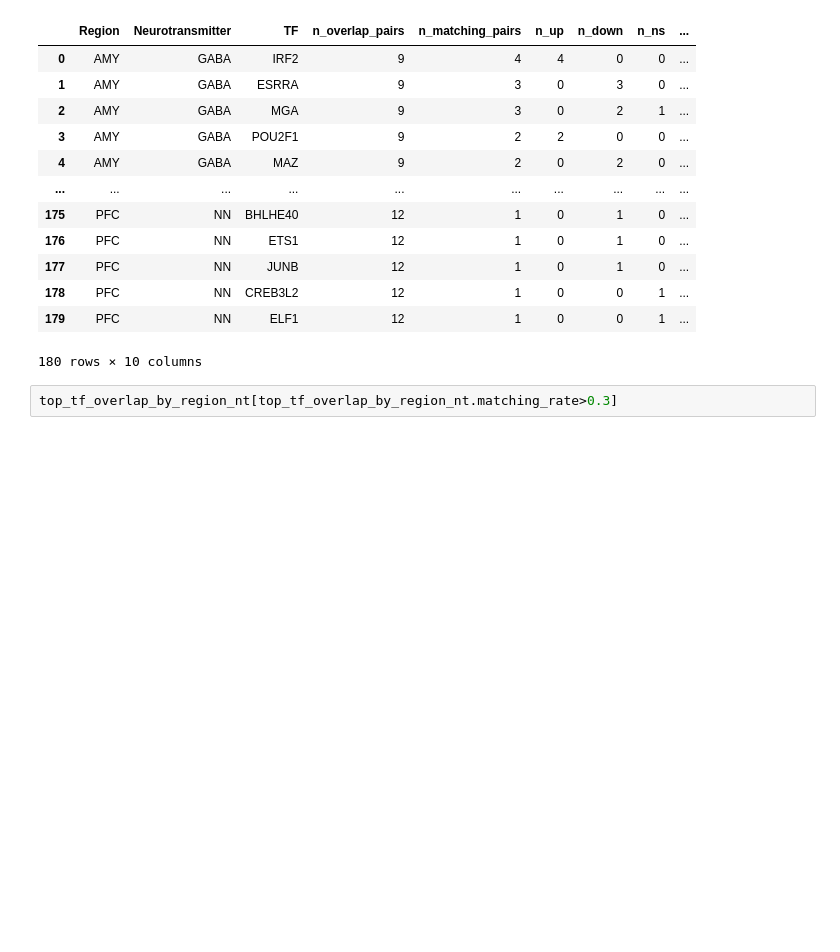
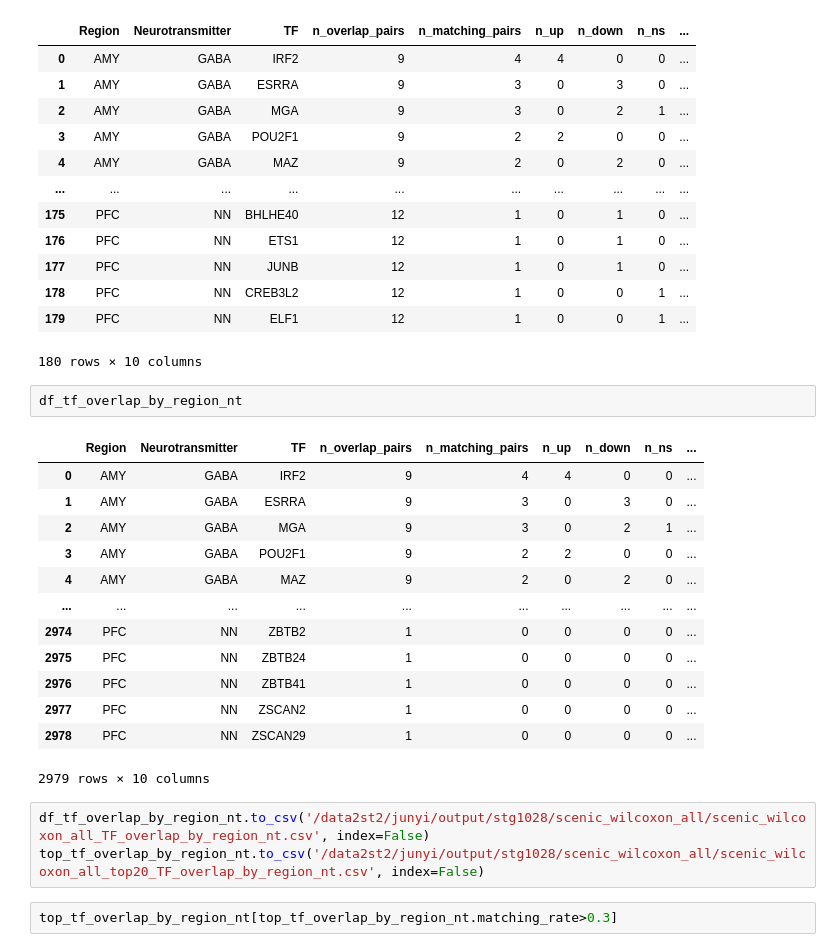
Before and after one commit to juychen/scmmd, a Jupyter notebook: 16snscenicAUC.ipynb, the cells around one changed output. Drawn from its saved outputs; the diff is of its cells as text; blank space fills up the shorter version.

```diff
--- a/16snscenicAUC.ipynb
+++ b/16snscenicAUC.ipynb
@@ -948,6 +995,25 @@ top_tf_overlap_by_region_nt
 | 178 | PFC | NN | CREB3L2 | 12 | 1 | 0 | 0 | 1 | ... |
 | 179 | PFC | NN | ELF1 | 12 | 1 | 0 | 0 | 1 | ... |
 180 rows × 10 columns
+# %%
+df_tf_overlap_by_region_nt
+# %% [output]
+|  | Region | Neurotransmitter | TF | n_overlap_pairs | n_matching_pairs | n_up | n_down | n_ns | ... |
+| 0 | AMY | GABA | IRF2 | 9 | 4 | 4 | 0 | 0 | ... |
+| 1 | AMY | GABA | ESRRA | 9 | 3 | 0 | 3 | 0 | ... |
+| 2 | AMY | GABA | MGA | 9 | 3 | 0 | 2 | 1 | ... |
+| 3 | AMY | GABA | POU2F1 | 9 | 2 | 2 | 0 | 0 | ... |
+| 4 | AMY | GABA | MAZ | 9 | 2 | 0 | 2 | 0 | ... |
+| ... | ... | ... | ... | ... | ... | ... | ... | ... | ... |
+| 2974 | PFC | NN | ZBTB2 | 1 | 0 | 0 | 0 | 0 | ... |
+| 2975 | PFC | NN | ZBTB24 | 1 | 0 | 0 | 0 | 0 | ... |
+| 2976 | PFC | NN | ZBTB41 | 1 | 0 | 0 | 0 | 0 | ... |
+| 2977 | PFC | NN | ZSCAN2 | 1 | 0 | 0 | 0 | 0 | ... |
+| 2978 | PFC | NN | ZSCAN29 | 1 | 0 | 0 | 0 | 0 | ... |
+2979 rows × 10 columns
+# %%
+df_tf_overlap_by_region_nt.to_csv('/data2st2/junyi/output/stg1028/scenic_wilcoxon_all/scenic_wilcoxon_all_TF_overlap_by_region_nt.csv', index=False)
+top_tf_overlap_by_region_nt.to_csv('/data2st2/junyi/output/stg1028/scenic_wilcoxon_all/scenic_wilcoxon_all_top20_TF_overlap_by_region_nt.csv', index=False)
 # %%
 top_tf_overlap_by_region_nt[top_tf_overlap_by_region_nt.matching_rate>0.3]
 # %% [output]
```
Also changed, not shown: parts of 33 cells of this notebook.
